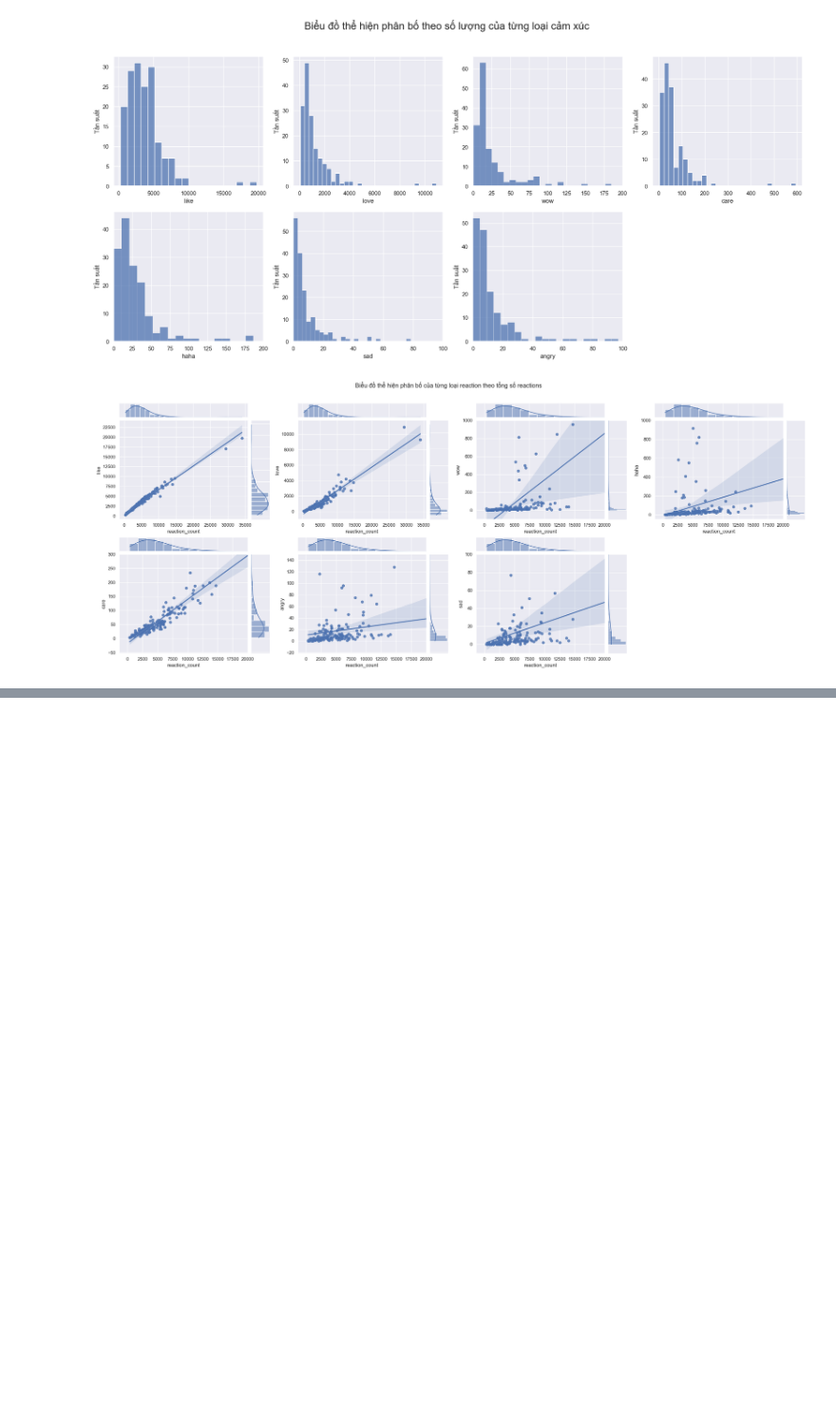
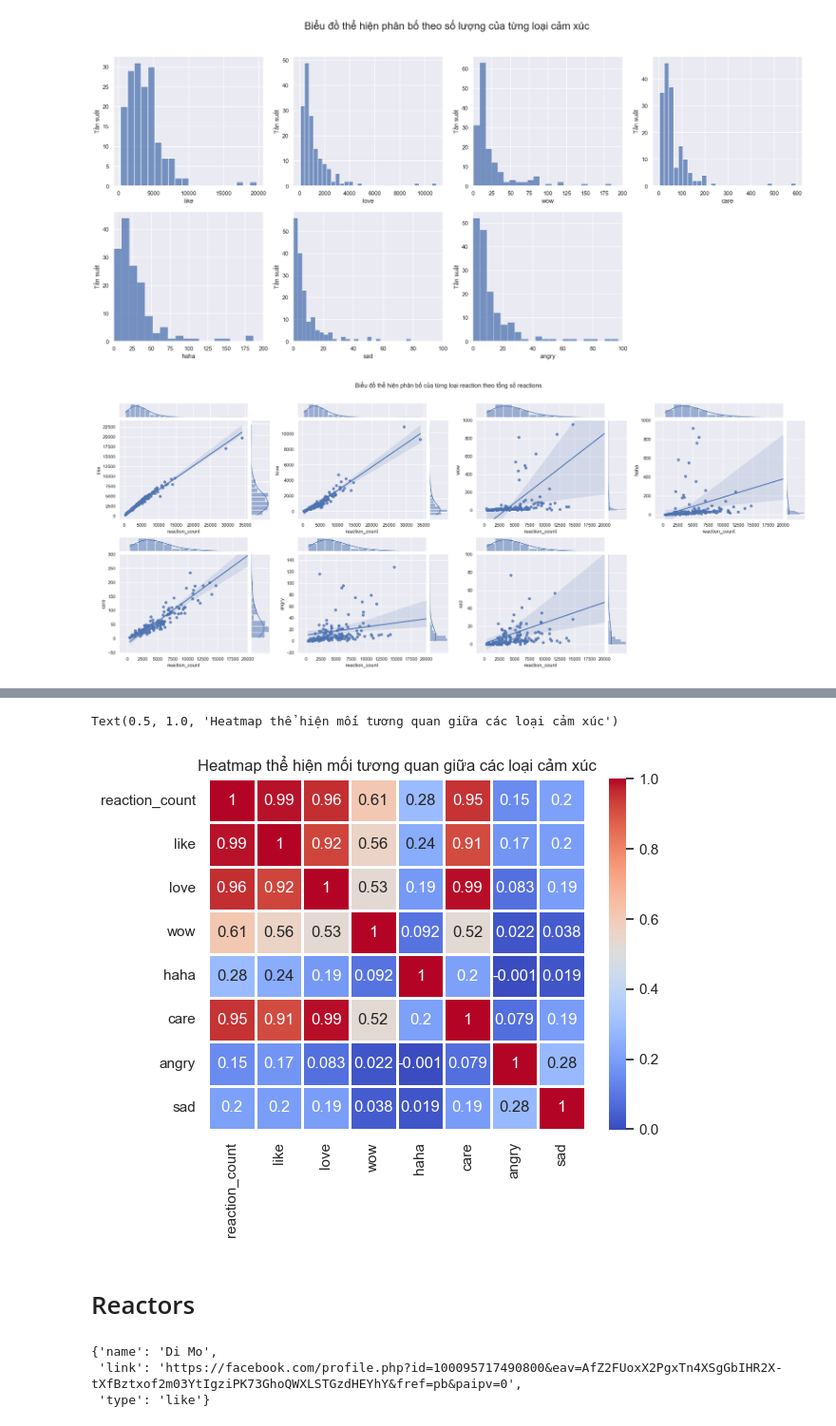
Before and after one commit to longluv1605/final-project-Python-DataAnalyst, a Jupyter notebook: Analysing and Visualising/Analyze_Reactions.ipynb, the cells around one changed output, grey strips where cells are left out. Shown at 95% size. Cells and saved outputs as stored; diff of their text form; code cells hidden in the pictures; blank space fills up the shorter version.

```diff
--- a/Analysing and Visualising/Analyze_Reactions.ipynb
+++ b/Analysing and Visualising/Analyze_Reactions.ipynb
@@ -266,0 +267,14 @@ plt.show()
+# %%
+sns.heatmap(reactions[['reaction_count', 'like', 'love', 'wow', 'haha', 'care', 'angry', 'sad']].corr(), linecolor='white', linewidths=1, annot=True, cmap='coolwarm')
+plt.title('Heatmap thể hiện mối tương quan giữa các loại cảm xúc')
+# %% [output]
+Text(0.5, 1.0, 'Heatmap thể hiện mối tương quan giữa các loại cảm xúc')
+[figure, added]
+# %% [markdown]
+# Reactors
+# %%
+reactions['reactors'].iloc[0][0]
+# %% [output]
+{'name': 'Di Mo',
+ 'link': 'https://facebook.com/profile.php?id=100095717490800&eav=AfZ2FUoxX2PgxTn4XSgGbIHR2X-tXfBztxof2m03YtIgziPK73GhoQWXLSTGzdHEYhY&fref=pb&paipv=0',
+ 'type': 'like'}
```
Also changed, not shown: parts of 1 cell of this notebook, 7 other files.
